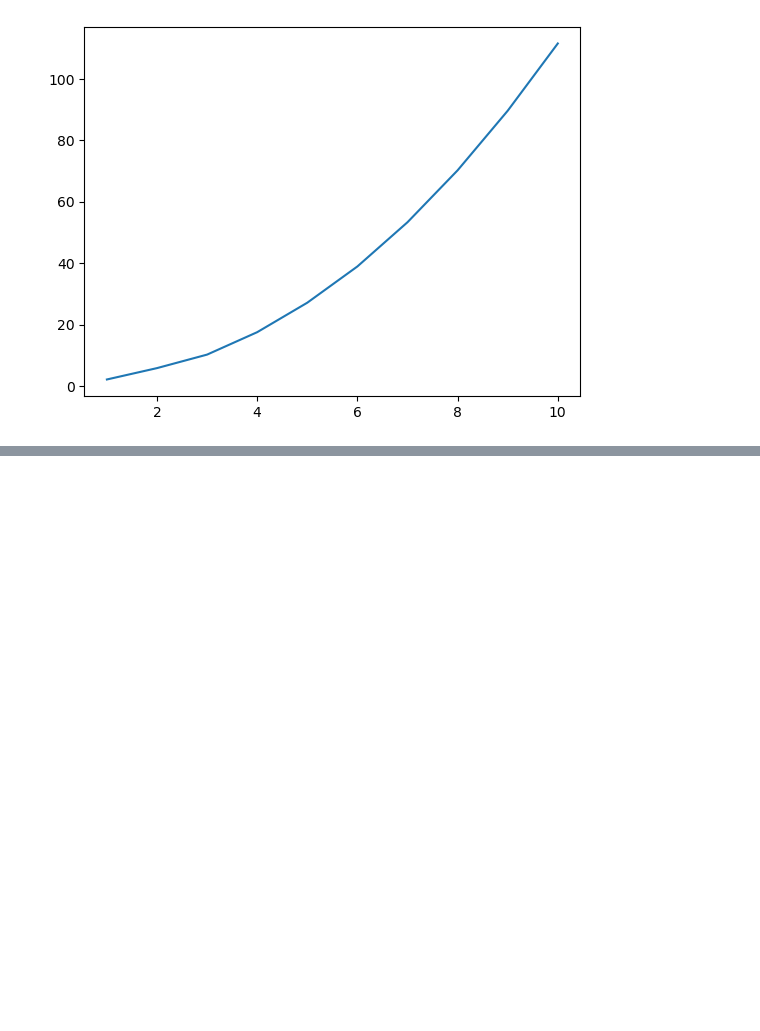
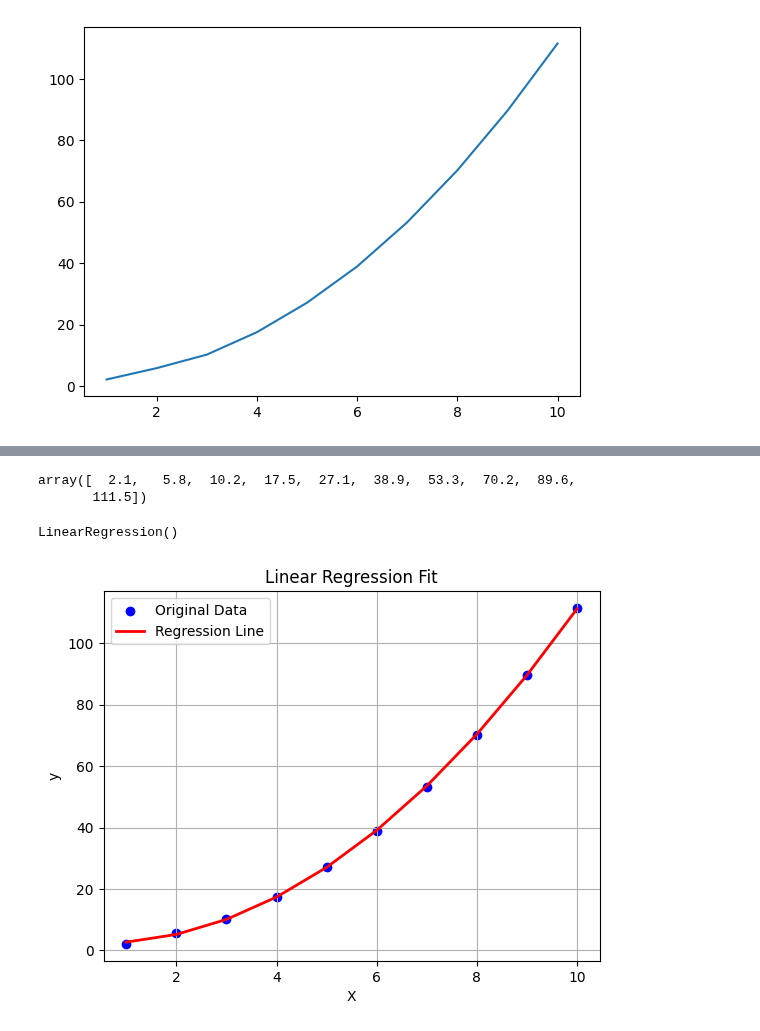
Before and after one commit to tyler-ruble/eel3850S25, a Jupyter notebook: lectures/lecture12-Linear regression/lecture12-linear-regression-in-class-edits.ipynb, the cells around one changed output, grey strips where cells are left out. Drawn from its saved outputs; the diff is of its cells as text; code cells hidden in the pictures; blank space fills up the shorter version.

```diff
--- a/lectures/lecture12-Linear regression/lecture12-linear-regression-in-class-edits.ipynb
+++ b/lectures/lecture12-Linear regression/lecture12-linear-regression-in-class-edits.ipynb
@@ -200,3 +246,9 @@ plt.show()
 f.savefig("foo.pdf", bbox_inches='tight')
 # %% [output]
 [figure]
+# %%
+def poly_gen(x, degree = 1):
+    x_aug = np.zeros([ len(x), degree])
+    for k in range(0, degree):
+        x_aug[:,k] = x.T **(k+1)
+    return x_aug
@@ -202,0 +263,3 @@ f.savefig("foo.pdf", bbox_inches='tight')
+# %%
+x_aug = poly_gen(x, 2)
+x_aug
@@ -203,17 +277,29 @@ f.savefig("foo.pdf", bbox_inches='tight')
+# %%
+y
+# %% [output]
+array([  2.1,   5.8,  10.2,  17.5,  27.1,  38.9,  53.3,  70.2,  89.6,
+       111.5])
+# %%
+model2 = LinearRegression()
+model2.fit(x_aug, y)
+# %% [output]
+LinearRegression()
 # %%
 
-y_pred = # todo
+y_pred = model2.predict(x_aug)# todo
 
 # Plot original data
-plt.scatter(#todo, #todo,  color='blue', label='Original Data')
+plt.scatter(x, y,  color='blue', label='Original Data')
 
 # Plot regression line
-plt.plot(#todo, #todo,  color='red', linewidth=2, label='Regression Line')
+plt.plot(x, y_pred,  color='red', linewidth=2, label='Regression Line')
 
 # Labels and legend
 plt.xlabel('X')
 plt.ylabel('y')
 plt.title('Linear Regression Fit')
 plt.legend()
 plt.grid(True)
 plt.show()
+# %% [output]
+[figure, added]
```
Also changed, not shown: parts of 18 cells of this notebook, 1 other file.
